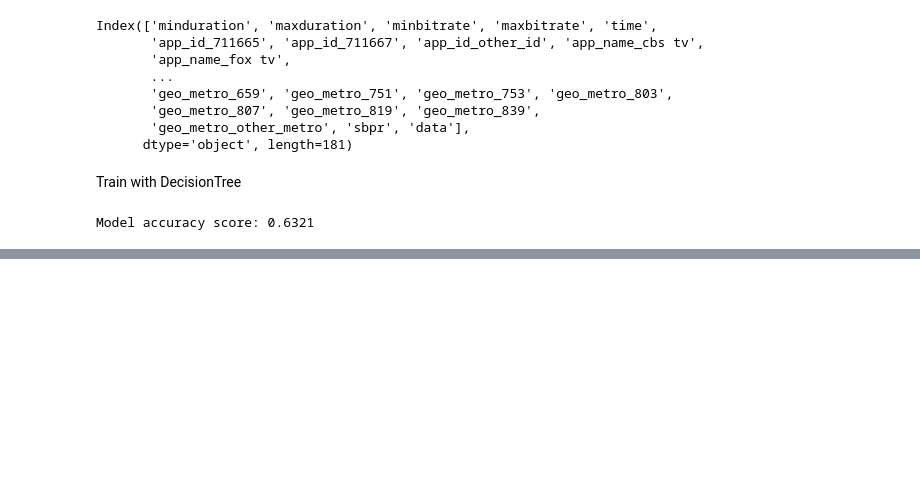
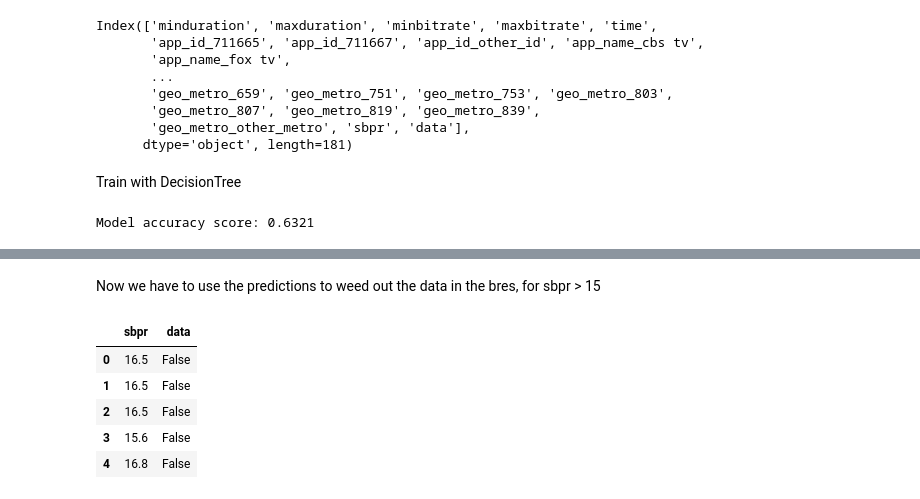
Before and after one commit to ltevlin/Origin, a Jupyter notebook: Presentation_15.ipynb, the cells around one changed output, grey strips where cells are left out. Saved outputs shown, nothing was run; the diff lists cells and outputs as text; code cells hidden in the pictures; blank space fills up the shorter version.

```diff
--- a/Presentation_15.ipynb
+++ b/Presentation_15.ipynb
@@ -1164,0 +1183,13 @@ Model accuracy score: 0.6321
+# %% [markdown]
+Now we have to use the predictions to weed out the data in the bres, for sbpr > 15
+# %%
+df_15_data = df_15_YN[df_15_YN.sbpr > 15.0][['sbpr', 'data']]
+df_15_data.reset_index(inplace=True, drop=True)
+df_15_data.head()
+# %% [output]
+|  | sbpr | data |
+| 0 | 16.5 | False |
+| 1 | 16.5 | False |
+| 2 | 16.5 | False |
+| 3 | 15.6 | False |
+| 4 | 16.8 | False |
```
Also changed, not shown: parts of 6 cells of this notebook.
